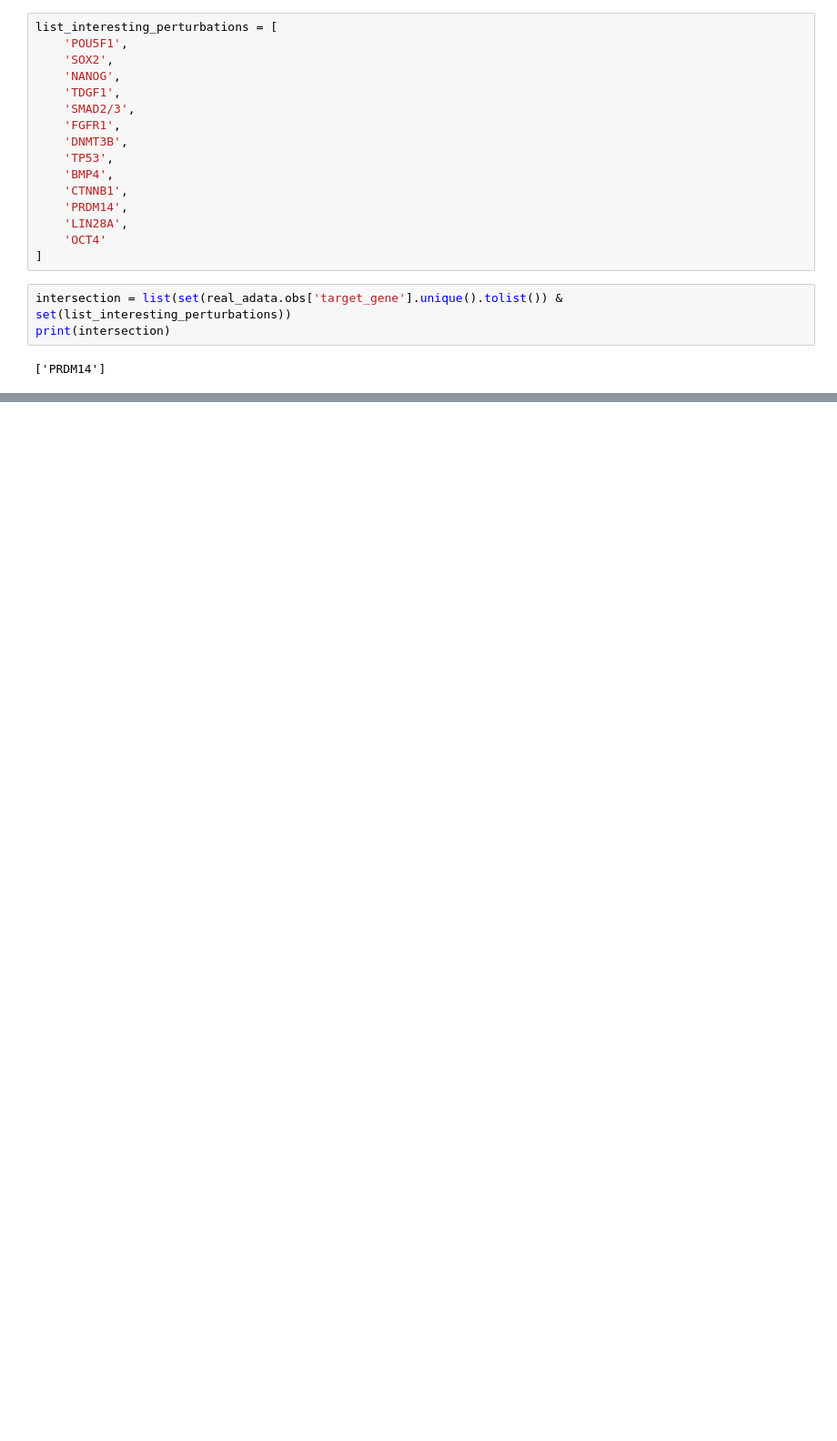
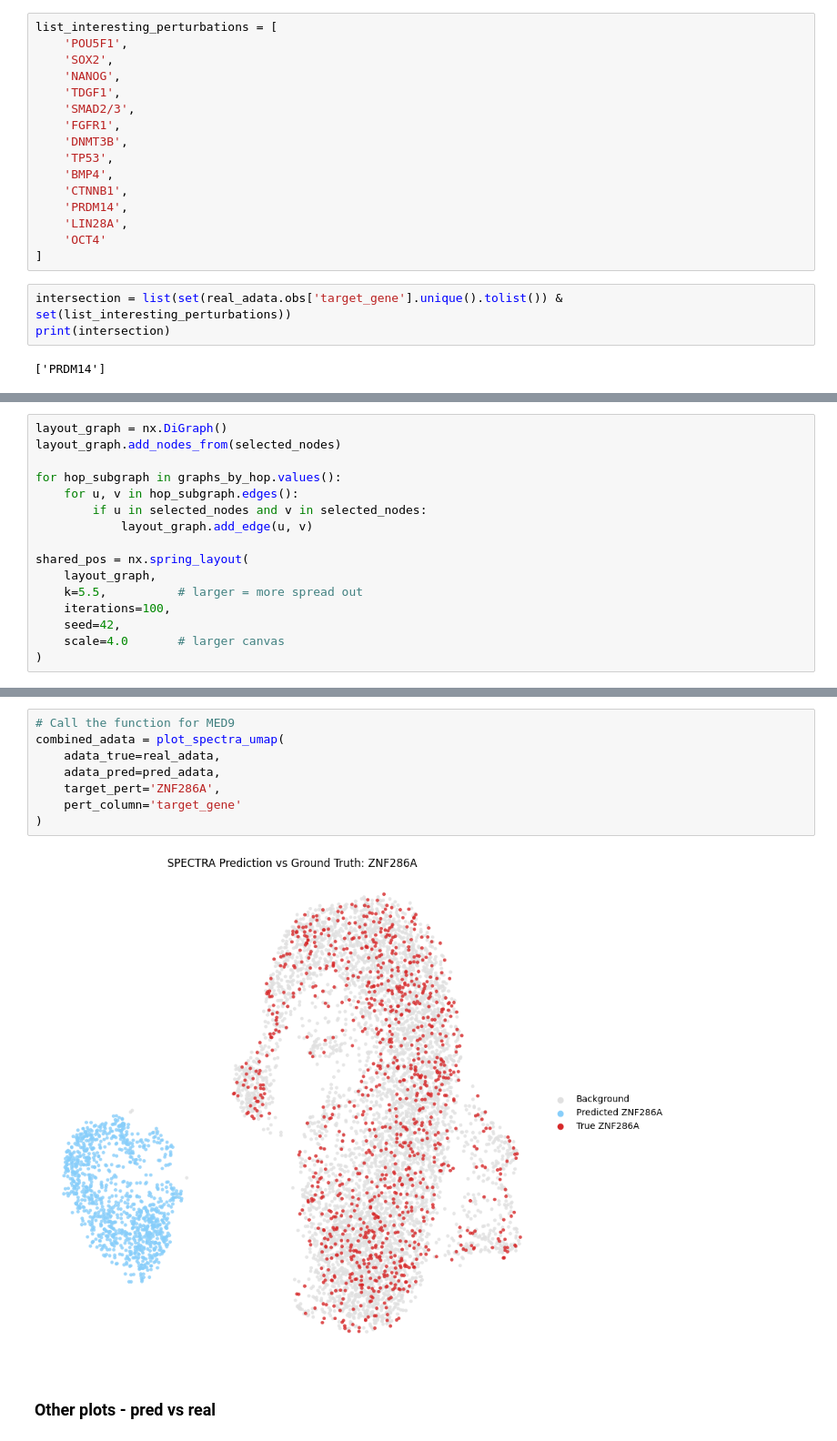
Before and after one commit to MCalabroCode/SPECTRA, a Jupyter notebook: notebooks/spectra_testing.ipynb, the cells around one changed output, grey strips where cells are left out. Shown at 91% size. Cells and saved outputs as stored; diff of their text form; blank space fills up the shorter version.

```diff
--- a/notebooks/spectra_testing.ipynb
+++ b/notebooks/spectra_testing.ipynb
@@ -720,0 +1177,16 @@ print(intersection)
+# %%
+layout_graph = nx.DiGraph()
+layout_graph.add_nodes_from(selected_nodes)
+
+for hop_subgraph in graphs_by_hop.values():
+    for u, v in hop_subgraph.edges():
+        if u in selected_nodes and v in selected_nodes:
+            layout_graph.add_edge(u, v)
+
+shared_pos = nx.spring_layout(
+    layout_graph,
+    k=5.5,          # larger = more spread out
+    iterations=100,
+    seed=42,
+    scale=4.0       # larger canvas
+)
@@ -1290,0 +2553,12 @@ combined_med9 = plot_perturbation_umap(
+# %%
+# Call the function for MED9
+combined_adata = plot_spectra_umap(
+    adata_true=real_adata,
+    adata_pred=pred_adata,
+    target_pert='ZNF286A',
+    pert_column='target_gene'
+)
+# %% [output]
+[figure, added]
+# %% [markdown]
+### **Other plots - pred vs real**
```
Also changed, not shown: parts of 53 cells of this notebook, 4 other files.
